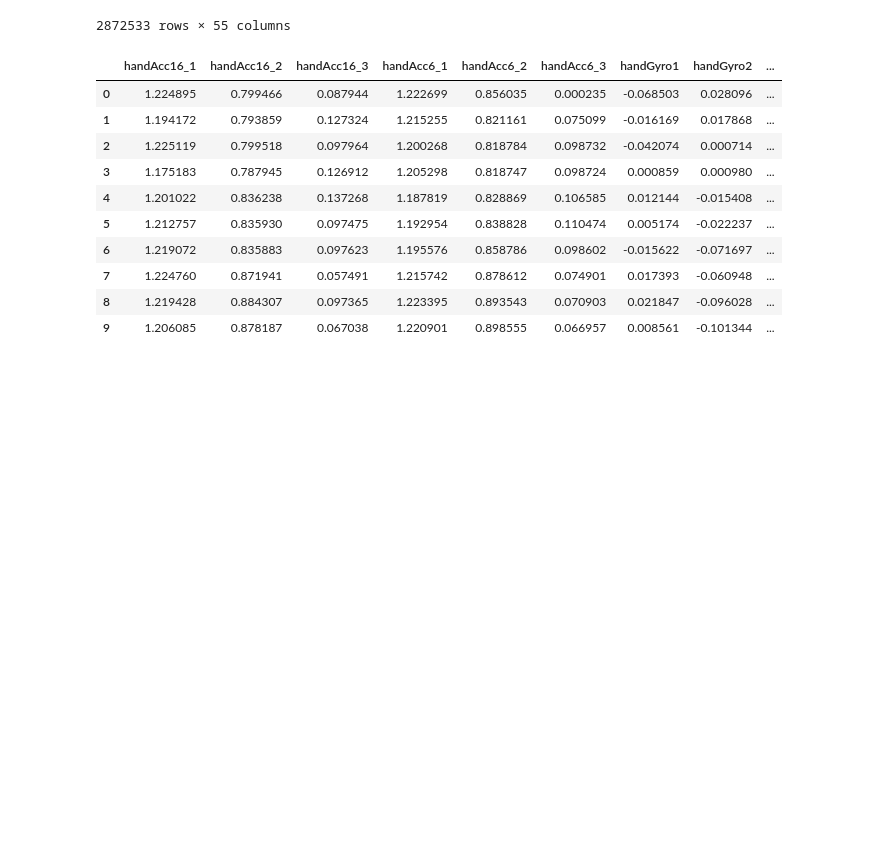
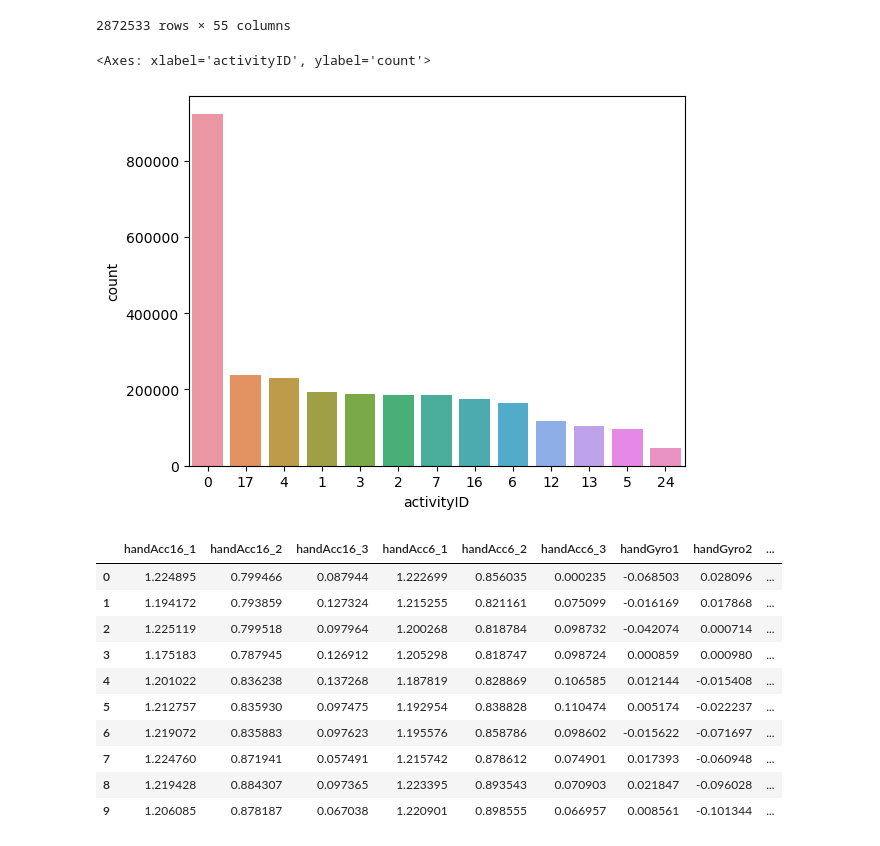
Before and after one commit to kimtaeyoon20031220/machine-learning-gcu, a Jupyter notebook: HAR/MOD1/MOD1-pamap2.ipynb, the cells around one changed output. Saved outputs shown, nothing was run; the diff lists cells and outputs as text; code cells hidden in the pictures; blank space fills up the shorter version.

```diff
--- a/HAR/MOD1/MOD1-pamap2.ipynb
+++ b/HAR/MOD1/MOD1-pamap2.ipynb
@@ -23,6 +23,13 @@ dataset
 | 2872531 | 100.22 | 0 | NaN | 25.1875 | -4.64941 | 9.11129 | 3.51904 | -5.06854 | ... |
 | 2872532 | 100.23 | 0 | 161.0 | 25.1875 | -4.09726 | 8.15642 | 3.29961 | -4.73244 | ... |
 2872533 rows × 55 columns
+# %%
+import seaborn as sns
+
+sns.countplot(x='activityID', data=dataset, order=dataset.activityID.value_counts().index)
+# %% [output]
+<Axes: xlabel='activityID', ylabel='count'>
+[figure, added]
 # %%
 dataset['heartrate'] = dataset['heartrate'].fillna(dataset['heartrate'].mean())
 dataset = dataset.dropna()
```
Also changed, not shown: parts of 2 cells of this notebook, 2 other files.
